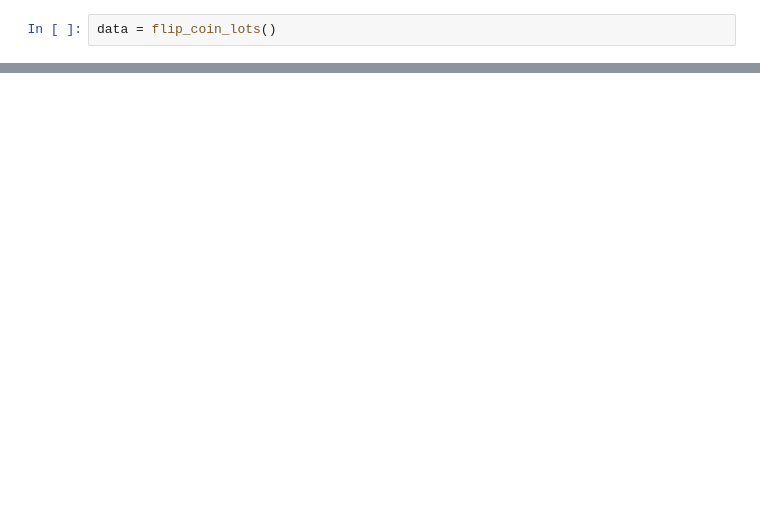
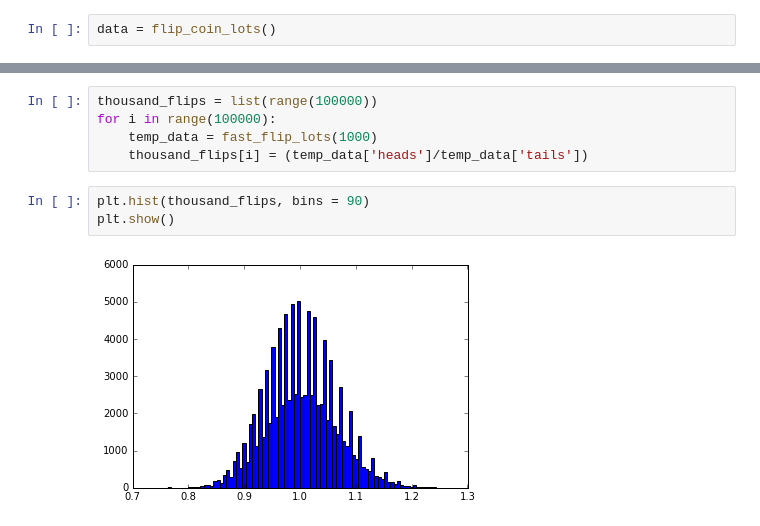
Before and after one commit to achescheir/flipping-out, a Jupyter notebook: coin-flips.ipynb, the cells around one changed output, grey strips where cells are left out. Saved outputs shown, nothing was run; the diff lists cells and outputs as text; blank space fills up the shorter version.

```diff
--- a/coin-flips.ipynb
+++ b/coin-flips.ipynb
@@ -85,0 +94,10 @@ plt.show()
+# %%
+thousand_flips = list(range(100000))
+for i in range(100000):
+    temp_data = fast_flip_lots(1000)
+    thousand_flips[i] = (temp_data['heads']/temp_data['tails'])
+# %%
+plt.hist(thousand_flips, bins = 90)
+plt.show()
+# %% [output]
+[figure, added]
```
Also changed, not shown: parts of 8 cells of this notebook.
